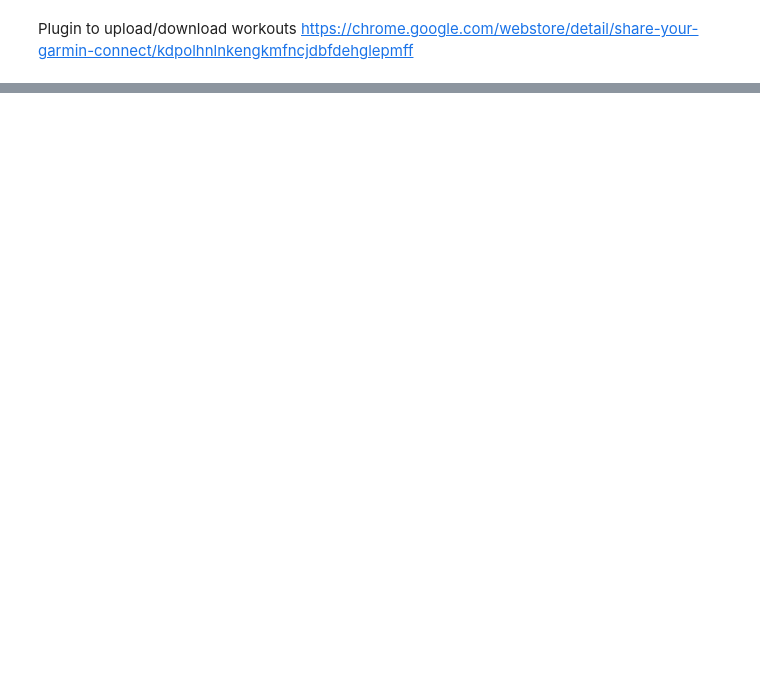
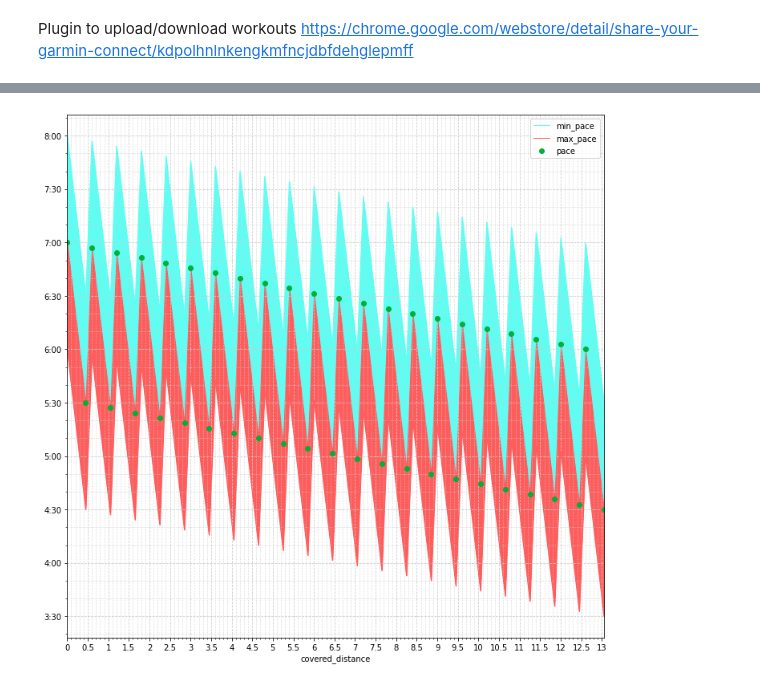
Before and after one commit to palkakrzysiek/trainings-generator-python, a Jupyter notebook: progression.ipynb, the cells around one changed output, grey strips where cells are left out. Saved outputs shown, nothing was run; the diff lists cells and outputs as text; code cells hidden in the pictures; blank space fills up the shorter version.

```diff
--- a/progression.ipynb
+++ b/progression.ipynb
@@ -321,19 +297,0 @@ def progression(progressions):
-# %%
-
-splits = 10
-workout = progression([
-    {
-        "target_distance": 400 * splits,
-        "split_distance": 400,
-        "start_pace_minpkm": 7.5,
-        "end_pace_minpkm": 6.5,
-        "pace_toleration": 0.5
-    },
-    {
-        "target_distance": 150 * splits,
-        "split_distance": 150,
-        "start_pace_minpkm": 5.5,
-        "end_pace_minpkm": 4.5,
-        "pace_toleration": 1
-    }
-])
@@ -375,0 +298,80 @@ workout = progression([
+# %%
+def interval(splits, distance1, start1, end1, tolerance1, distance2, start2, end2, tolerance2):
+    return [
+        {
+            "target_distance": distance1 * splits,
+            "split_distance": distance1,
+            "start_pace_minpkm": start1,
+            "end_pace_minpkm": end1,
+            "pace_toleration": tolerance1
+        },
+        {
+            "target_distance": distance2 * splits,
+            "split_distance": distance2,
+            "start_pace_minpkm": start2,
+            "end_pace_minpkm": end2,
+            "pace_toleration": tolerance2
+        }
+    ]
+
+
+short_interval = interval(
+    splits=9,
+    distance1=400,
+    start1=7,
+    end1=6,
+    tolerance1=1,
+    distance2=200,
+    start2=5,
+    end2=4,
+    tolerance2=1
+)
+
+interval_p_ce = interval(
+    splits=16,
+    distance1=400,
+    start1=7,
+    end1=6,
+    tolerance1=1,
+    distance2=150,
+    start2=5,
+    end2=4,
+    tolerance2=1
+)
+
+interval_20km = interval(
+    splits=24,
+    distance1=666.667,
+    start1=7,
+    end1=6,
+    tolerance1=1,
+    distance2=166.67,
+    start2=5.5,
+    end2=4.5,
+    tolerance2=1
+)
+
+interval_13km = interval(
+    splits=22,
+    distance1=450,
+    start1=7,
+    end1=6,
+    tolerance1=1,
+    distance2=150,
+    start2=5.5,
+    end2=4.5,
+    tolerance2=1
+)
+
+recovery = [
+    {
+        "target_distance": 5500,
+        "split_distance": 400,
+        "start_pace_minpkm": 7,
+        "end_pace_minpkm": 6,
+        "pace_toleration": 1
+    }
+]
+
+workout = progression(interval_13km)
+# %% [output]
@@ -375,0 +395 @@ workout = progression([
+[figure, added]
```
Also changed, not shown: parts of 5 cells of this notebook.
